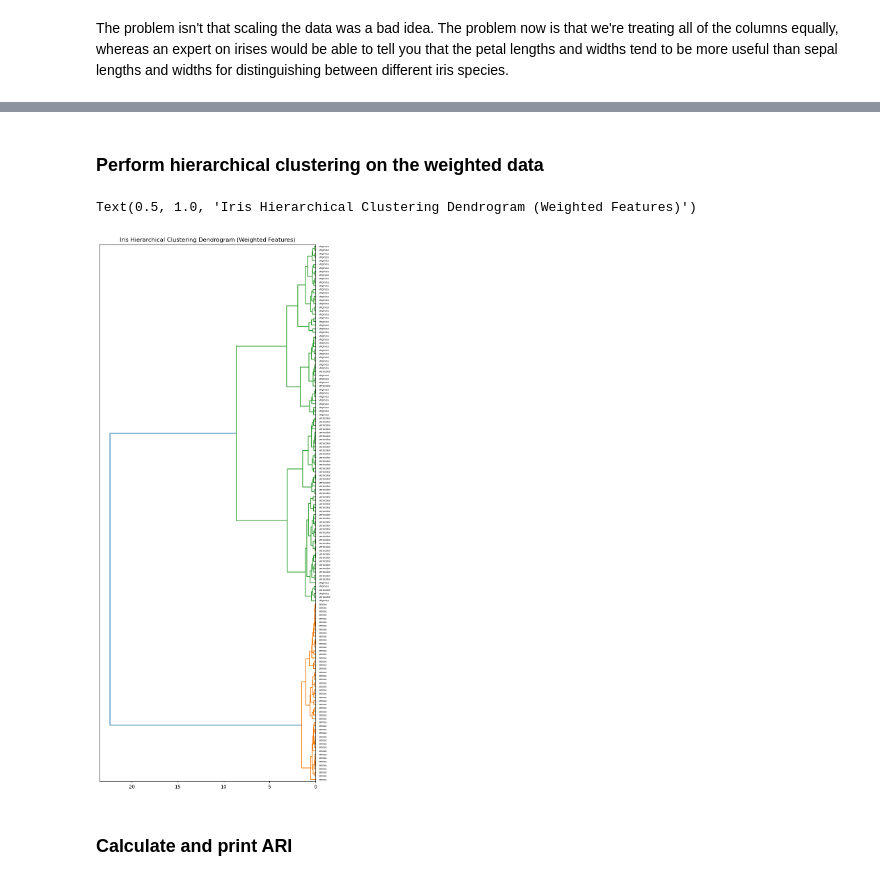
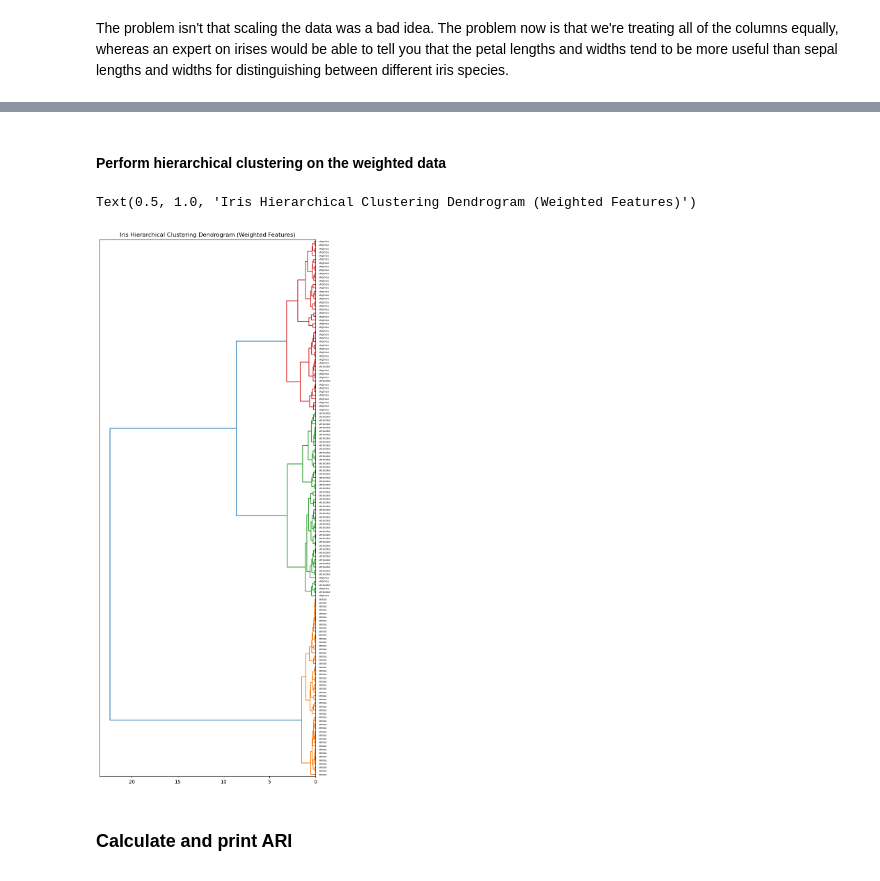
Before and after one commit to JohnMcKechnieGC/supervised-and-unsupervised-ml, a Jupyter notebook: hierarchical-clustering.ipynb, the cells around one changed output, grey strips where cells are left out. Drawn from its saved outputs; the diff is of its cells as text; code cells hidden in the pictures.

```diff
--- a/hierarchical-clustering.ipynb
+++ b/hierarchical-clustering.ipynb
@@ -371,19 +371,20 @@ feature_weights = np.array([0.2, 0.2, 1., 1.])
 # %%
 X_weighted = X_scaled * feature_weights
 # %% [markdown]
-### Perform hierarchical clustering on the weighted data
+#### Perform hierarchical clustering on the weighted data
 # %%
 Z_weighted = linkage(X_weighted, method='ward')
 # %%
 # Plot the dendrogram
 plt.figure(figsize=(8, 20))
 dendrogram(Z_weighted,
            labels=species_labels,
+           color_threshold=5,
            orientation='left')
 plt.title("Iris Hierarchical Clustering Dendrogram (Weighted Features)")
 # %% [output]
 Text(0.5, 1.0, 'Iris Hierarchical Clustering Dendrogram (Weighted Features)')
-[figure, old version]
+[figure, new version]
 # %% [markdown]
 ### Calculate and print ARI
 # %%
```
Also changed, not shown: parts of 3 cells of this notebook.
